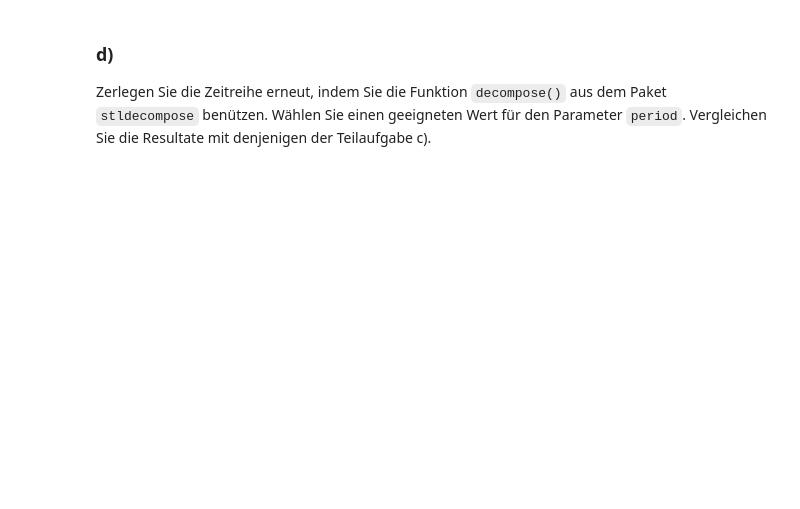
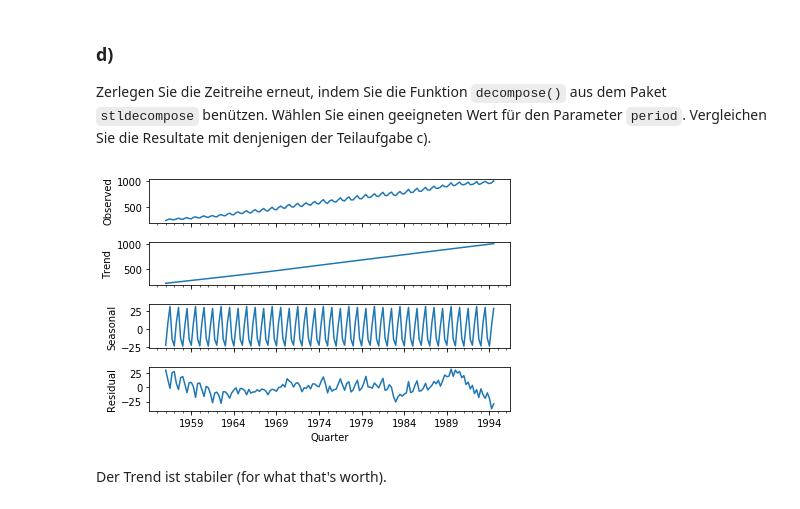
Before and after one commit to KilnOfTheSecondFlame/STAT_HS18_Exercises, a Jupyter notebook: 12_Exercise12/12_Exercise12.ipynb, the cells around one changed output. Cells and saved outputs as stored; diff of their text form; code cells hidden in the pictures; blank space fills up the shorter version.

```diff
--- a/12_Exercise12/12_Exercise12.ipynb
+++ b/12_Exercise12/12_Exercise12.ipynb
@@ -279,0 +348,6 @@ Zerlegen Sie die Zeitreihe erneut, indem Sie die Funktion `decompose()` aus dem
+# %%
+decompose(Electricity_tr, period = 12).plot();
+# %% [output]
+[figure, added]
+# %% [markdown]
+Der Trend ist stabiler (for what that's worth).
```
Also changed, not shown: parts of 9 cells of this notebook, 1 other file.
